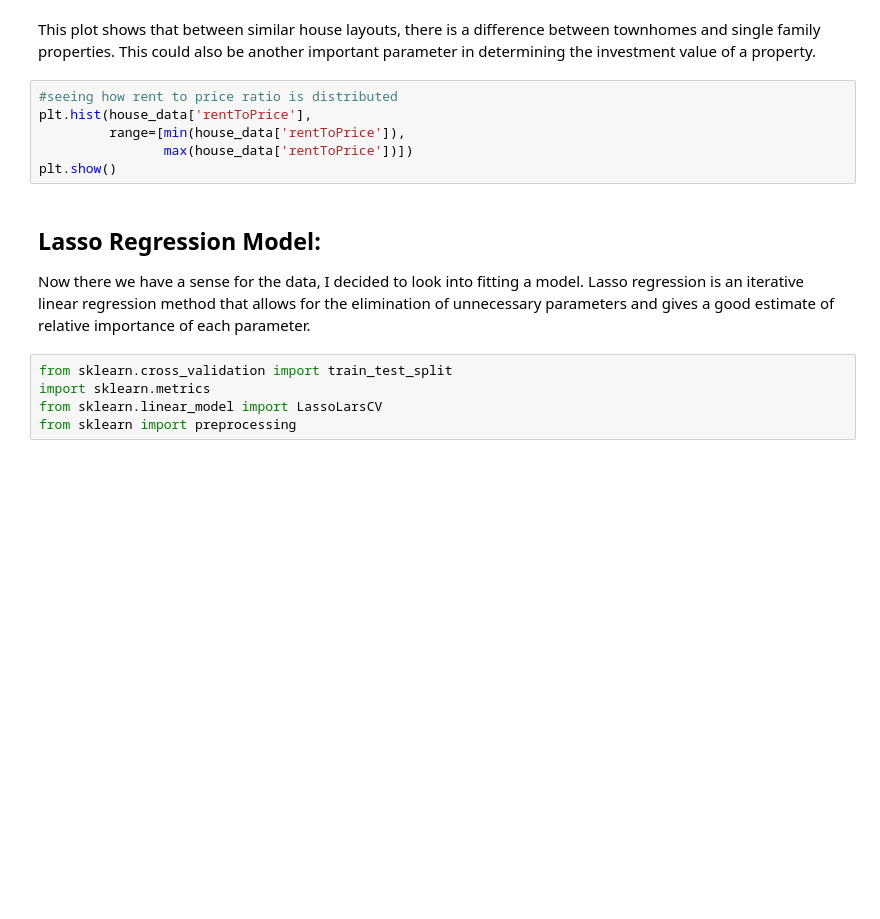
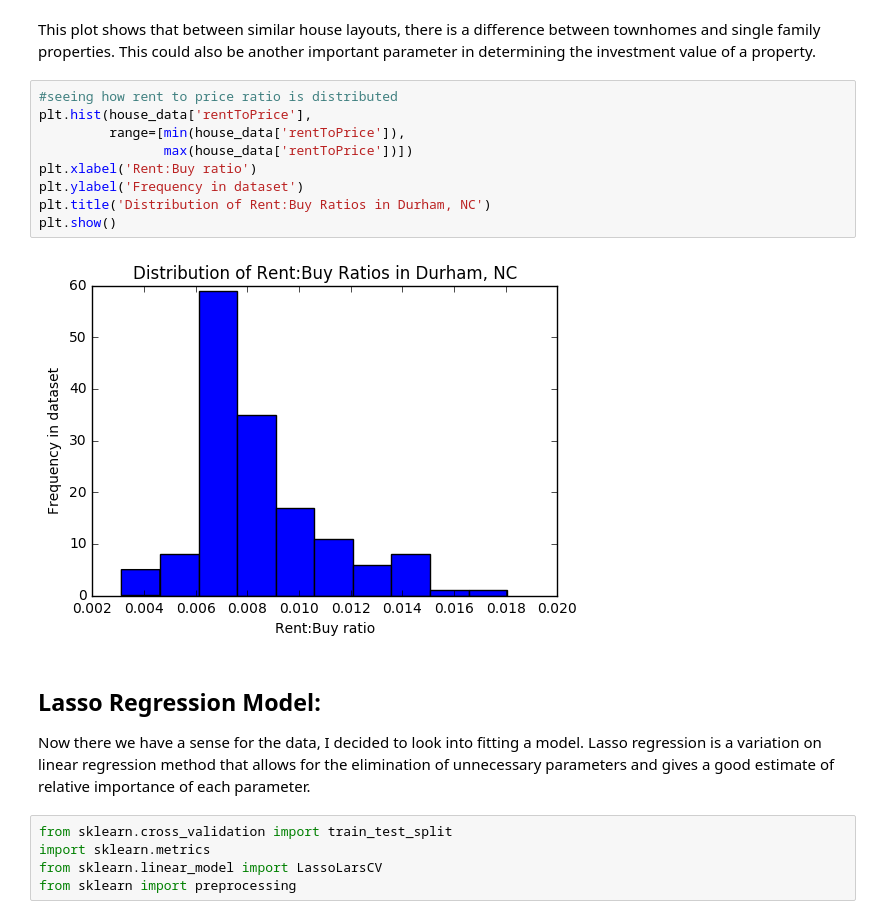
Before and after one commit to adampely/zillowHousingDataScrape, a Jupyter notebook: Data_incubator_presentation.ipynb, the cells around one changed output. Saved outputs shown, nothing was run; the diff lists cells and outputs as text; blank space fills up the shorter version.

```diff
--- a/Data_incubator_presentation.ipynb
+++ b/Data_incubator_presentation.ipynb
@@ -126,12 +145,17 @@ This plot shows that between similar house layouts, there is a difference betwee
 # %%
 #seeing how rent to price ratio is distributed
 plt.hist(house_data['rentToPrice'],
          range=[min(house_data['rentToPrice']),
                 max(house_data['rentToPrice'])])
+plt.xlabel('Rent:Buy ratio')
+plt.ylabel('Frequency in dataset')
+plt.title('Distribution of Rent:Buy Ratios in Durham, NC')
 plt.show()
+# %% [output]
+[figure, added]
 # %% [markdown]
 ## Lasso Regression Model:
-Now there we have a sense for the data, I decided to look into fitting a model. Lasso regression is an iterative linear regression method that allows for the elimination of unnecessary parameters and gives a good estimate of relative importance of each parameter.
+Now there we have a sense for the data, I decided to look into fitting a model. Lasso regression is a variation on linear regression method that allows for the elimination of unnecessary parameters and gives a good estimate of relative importance of each parameter.
 # %%
 from sklearn.cross_validation import train_test_split
 import sklearn.metrics
```
Also changed, not shown: parts of 28 cells of this notebook.
